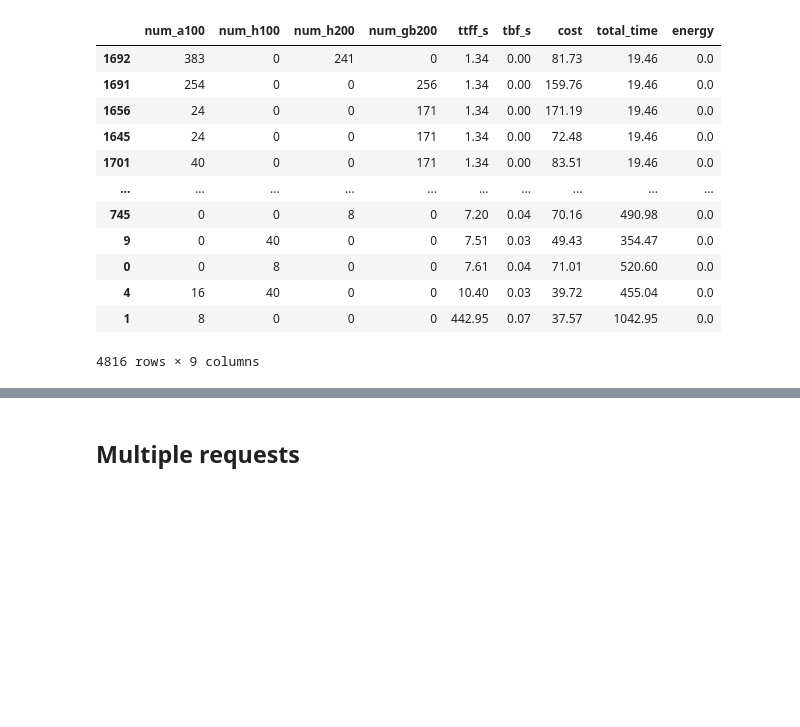
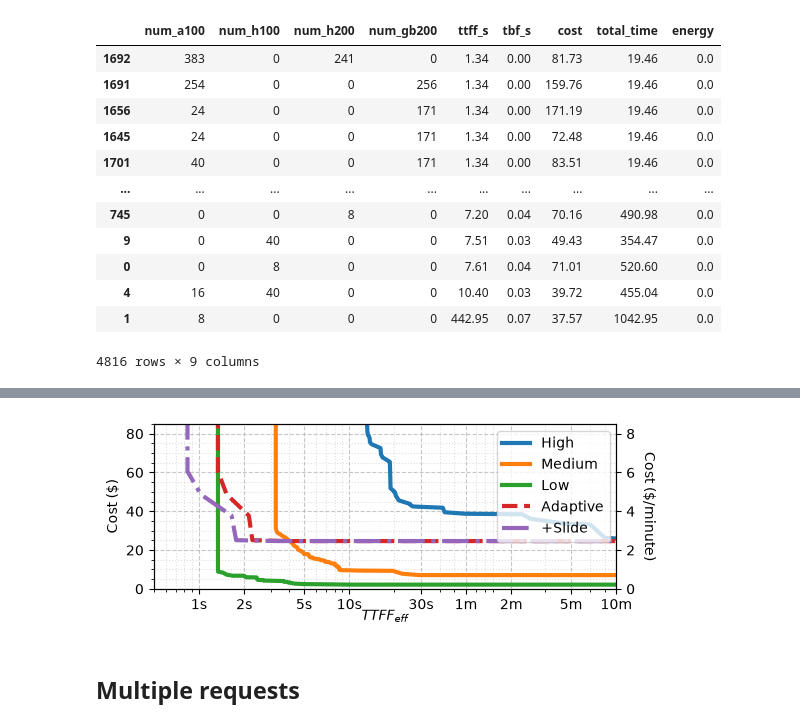
Before and after one commit to Azure/realtimevideogen, a Jupyter notebook: paper/figures.ipynb, the cells around one changed output, grey strips where cells are left out. Cells and saved outputs as stored; diff of their text form; code cells hidden in the pictures; blank space fills up the shorter version.

```diff
--- a/paper/figures.ipynb
+++ b/paper/figures.ipynb
@@ -38,6 +38,38 @@ DATA_FOLDER = Path(CURRENT_FOLDER / "data")
 OUT_FOLDER = Path(CURRENT_FOLDER / "figures")
 
 FILE_FORMATS = ['svg', 'pdf']
+# %%
+import sys
+from types import ModuleType
+from typing import Any, Callable
+from unittest import mock
+
+from IPython.core.magic import register_cell_magic
+from IPython.display import display
+
+
+@register_cell_magic
+def figure_module(line: str, cell: str) -> None:
+    """Run the cell as an isolated module (named by the magic argument) so figure helpers don't clash."""
+    name = line.strip()
+    module = ModuleType(name)
+    sys.modules[name] = module  # dataclasses look up their defining module
+    exec(compile(cell, f"<{name}>", "exec"), module.__dict__)
+    globals()[name] = module
+
+
+def save_figure(plot_function: Callable[..., Any], name: str, **kwargs: Any) -> Any:
+    """Run a figure_module plot function, save its figure in every FILE_FORMATS format, and show it inline."""
+    figures = []
+    # The plot functions save to output_path and then close the figure; keep it open to save other formats.
+    with mock.patch.object(plt, "close", figures.append):
+        result = plot_function(output_path=OUT_FOLDER / f"{name}.{FILE_FORMATS[0]}", **kwargs)
+    fig = figures[0]
+    for file_format in FILE_FORMATS[1:]:
+        fig.savefig(OUT_FOLDER / f"{name}.{file_format}", dpi=DPI, bbox_inches="tight", pad_inches=0)
+    display(fig)
+    plt.close(fig)
+    return result
 # %%
 FPS = 16
 WORLD_SIZE = 8
@@ -1273,3 +1299,11 @@ plt.show()
+# %%
+save_figure(
+    plot_eval_ttff_cost_quality_frontier.plot_quality_frontier,
+    "eval_ttff_cost_quality_frontier",
+    data_dir=DATA_FOLDER,
+)
+# %% [output]
+[figure, added]
 # %% [markdown]
 ## Multiple requests
 # %%
```
Also changed, not shown: parts of 36 cells of this notebook, 25 other files.
